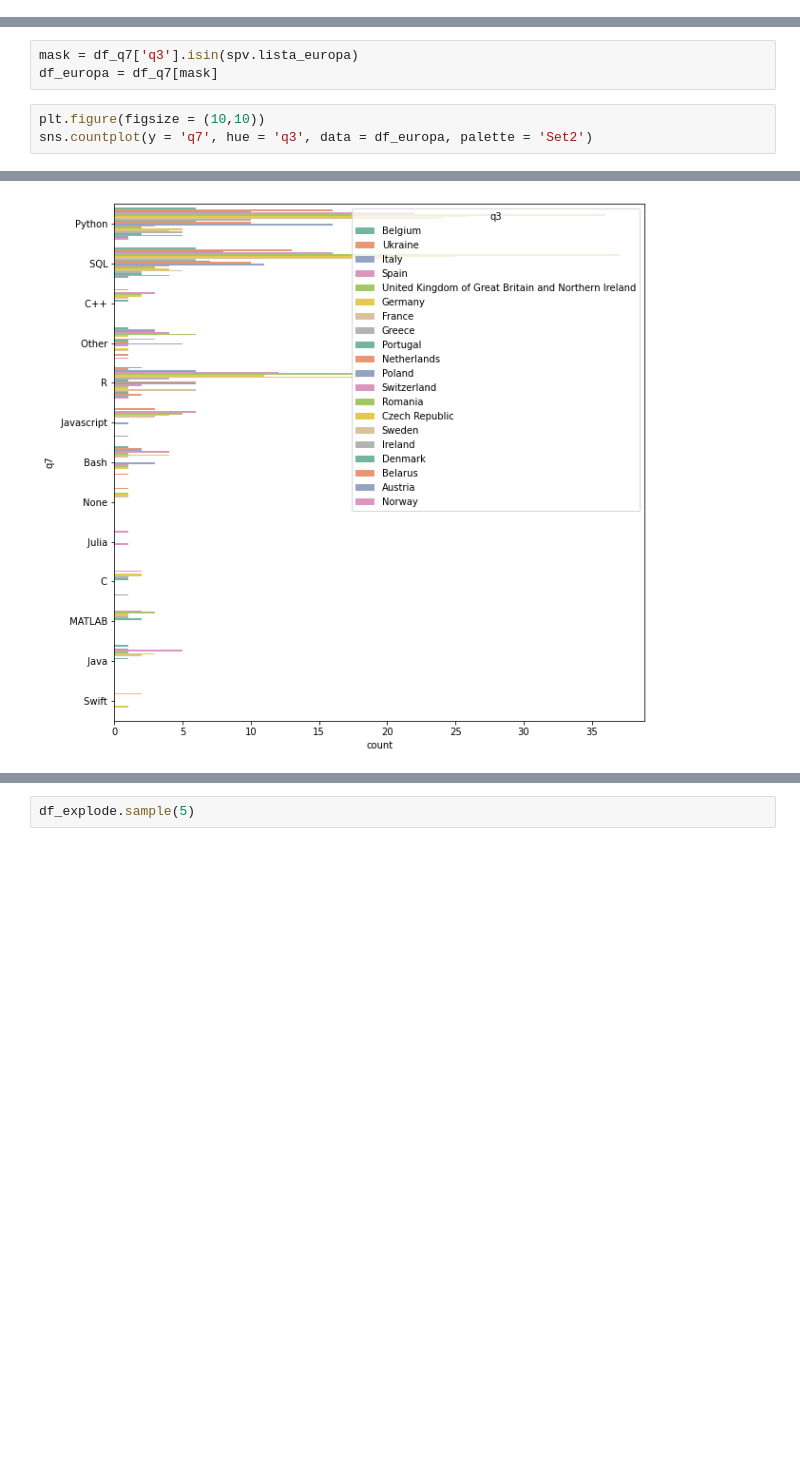
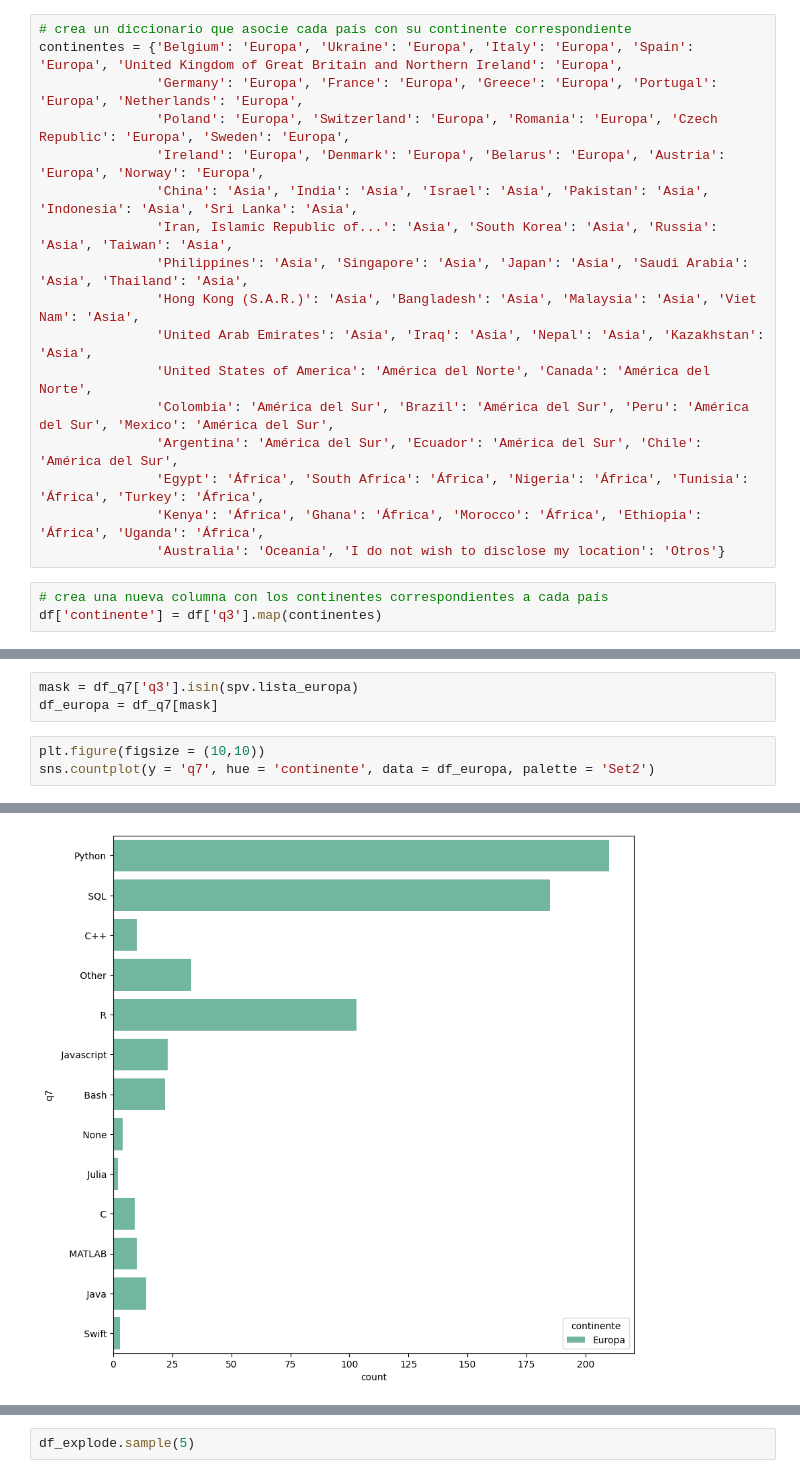
Before and after one commit to MaitaneP/adalab-da-modulo2-proyecto-equipo3, a Jupyter notebook: notebooks/3_tratamiento_datos.ipynb, the cells around one changed output, grey strips where cells are left out. Drawn from its saved outputs; the diff is of its cells as text; blank space fills up the shorter version.

Commit message:
ordenamos por continentes

```diff
--- a/notebooks/3_tratamiento_datos.ipynb
+++ b/notebooks/3_tratamiento_datos.ipynb
@@ -344,0 +345,20 @@ df.isnull().sum().reset_index().T
+# %%
+# crea un diccionario que asocie cada país con su continente correspondiente
+continentes = {'Belgium': 'Europa', 'Ukraine': 'Europa', 'Italy': 'Europa', 'Spain': 'Europa', 'United Kingdom of Great Britain and Northern Ireland': 'Europa',
+               'Germany': 'Europa', 'France': 'Europa', 'Greece': 'Europa', 'Portugal': 'Europa', 'Netherlands': 'Europa',
+               'Poland': 'Europa', 'Switzerland': 'Europa', 'Romania': 'Europa', 'Czech Republic': 'Europa', 'Sweden': 'Europa',
+               'Ireland': 'Europa', 'Denmark': 'Europa', 'Belarus': 'Europa', 'Austria': 'Europa', 'Norway': 'Europa',
+               'China': 'Asia', 'India': 'Asia', 'Israel': 'Asia', 'Pakistan': 'Asia', 'Indonesia': 'Asia', 'Sri Lanka': 'Asia',
+               'Iran, Islamic Republic of...': 'Asia', 'South Korea': 'Asia', 'Russia': 'Asia', 'Taiwan': 'Asia',
+               'Philippines': 'Asia', 'Singapore': 'Asia', 'Japan': 'Asia', 'Saudi Arabia': 'Asia', 'Thailand': 'Asia',
+               'Hong Kong (S.A.R.)': 'Asia', 'Bangladesh': 'Asia', 'Malaysia': 'Asia', 'Viet Nam': 'Asia',
+               'United Arab Emirates': 'Asia', 'Iraq': 'Asia', 'Nepal': 'Asia', 'Kazakhstan': 'Asia',
+               'United States of America': 'América del Norte', 'Canada': 'América del Norte',
+               'Colombia': 'América del Sur', 'Brazil': 'América del Sur', 'Peru': 'América del Sur', 'Mexico': 'América del Sur',
+               'Argentina': 'América del Sur', 'Ecuador': 'América del Sur', 'Chile': 'América del Sur',
+               'Egypt': 'África', 'South Africa': 'África', 'Nigeria': 'África', 'Tunisia': 'África', 'Turkey': 'África',
+               'Kenya': 'África', 'Ghana': 'África', 'Morocco': 'África', 'Ethiopia': 'África', 'Uganda': 'África',
+               'Australia': 'Oceanía', 'I do not wish to disclose my location': 'Otros'}
+# %%
+# crea una nueva columna con los continentes correspondientes a cada país
+df['continente'] = df['q3'].map(continentes)
@@ -399,5 +433,5 @@ mask = df_q7['q3'].isin(spv.lista_europa)
 df_europa = df_q7[mask]
 # %%
 plt.figure(figsize = (10,10))
-sns.countplot(y = 'q7', hue = 'q3', data = df_europa, palette = 'Set2')
+sns.countplot(y = 'q7', hue = 'continente', data = df_europa, palette = 'Set2')
 # %% [output]
@@ -405,4 +439,4 @@ sns.countplot(y = 'q7', hue = 'q3', data = df_europa, palette = 'Set2')
-[figure, old version]
+[figure, new version]
 # %%
 plt.figure(figsize = (10,10))
 sns.countplot(y = 'q7', data = df_q7,hue = 'q4', palette = 'Set2')
```
Also changed, not shown: parts of 25 cells of this notebook, 1 other file.
